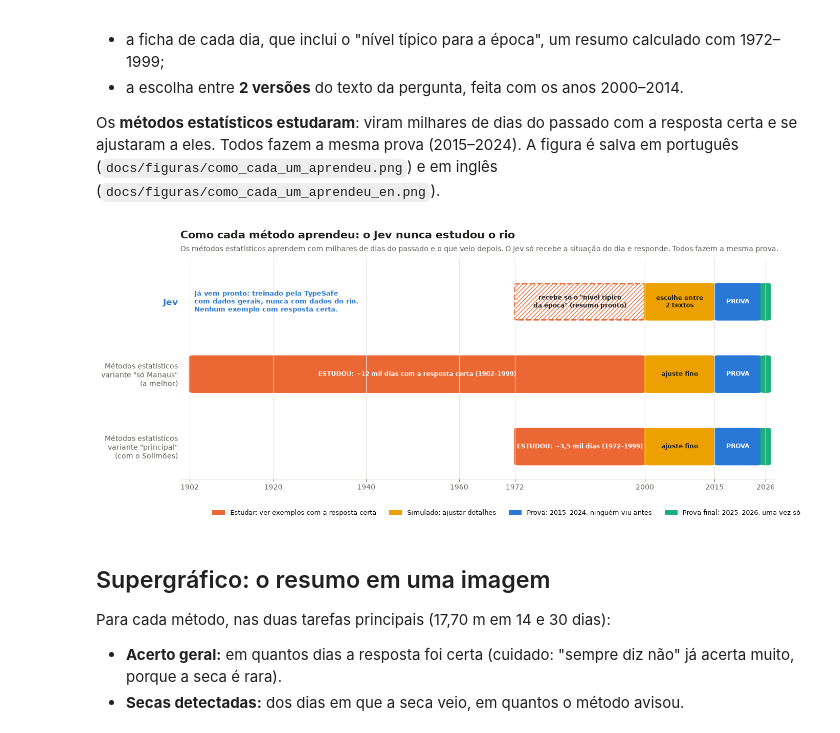
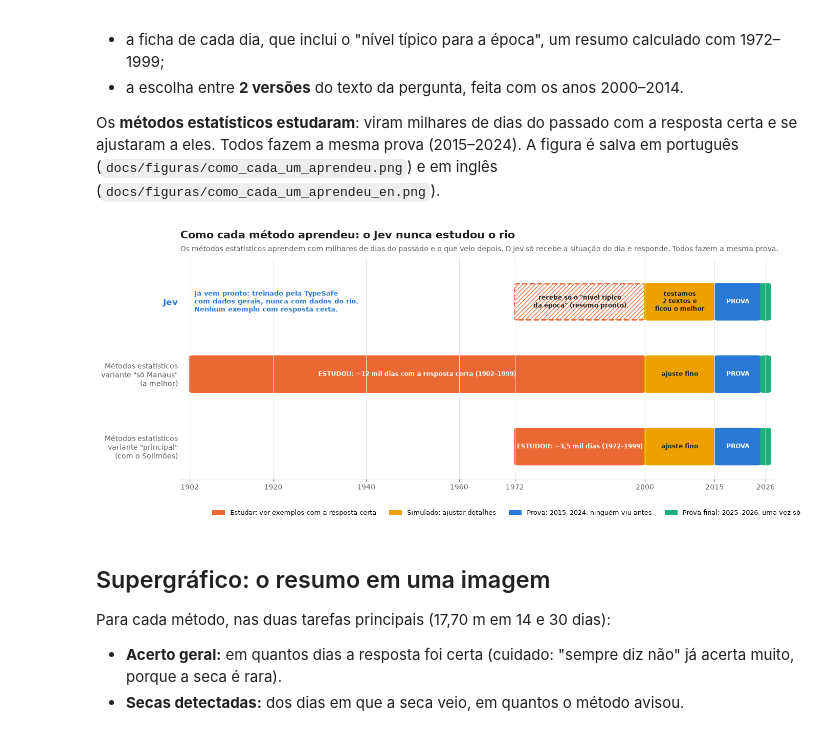
Before and after one commit to DouglasSM747/SupplyRisk, a Jupyter notebook: notebooks/02_resultados_braco_a.ipynb, the cells around one changed output. Drawn from its saved outputs; the diff is of its cells as text; code cells hidden in the pictures.

Commit message:
Figura de contexto: deixa claro que a escolha entre dois textos foi nossa, não do Jev

```diff
--- a/notebooks/02_resultados_braco_a.ipynb
+++ b/notebooks/02_resultados_braco_a.ipynb
@@ -55,7 +55,7 @@ TEXTOS_TREINO = {
         "linhas": ["Jev", "Métodos estatísticos\nvariante \"só Manaus\"\n(a melhor)",
                    "Métodos estatísticos\nvariante \"principal\"\n(com o Solimões)"],
         "jev_resumo": "recebe só o \"nível típico\nda época\" (resumo pronto)",
-        "jev_textos": "escolhe entre\n2 textos",
+        "jev_textos": "testamos\n2 textos e\nficou o melhor",
         "jev_nota": "Já vem pronto: treinado pela TypeSafe\ncom dados gerais, nunca com dados do rio.\nNenhum exemplo com resposta certa.",
         "estudou_longo": "ESTUDOU: ~12 mil dias com a resposta certa (1902–1999)",
         "estudou_curto": "ESTUDOU: ~3,5 mil dias (1972–1999)",
@@ -72,7 +72,7 @@ TEXTOS_TREINO = {
         "linhas": ["Jev", "Statistical methods\n\"Manaus only\" variant\n(the best one)",
                    "Statistical methods\n\"main\" variant\n(with the Solimões)"],
         "jev_resumo": "only gets the \"typical level\nfor the season\" (ready summary)",
-        "jev_textos": "picks between\n2 prompts",
+        "jev_textos": "we tested\n2 prompts,\nkept the best",
         "jev_nota": "Comes pre-trained: built by TypeSafe on\ngeneral data, never on river data.\nNot a single example with the right answer.",
         "estudou_longo": "STUDIED: ~12k days with the right answer (1902–1999)",
         "estudou_curto": "STUDIED: ~3.5k days (1972–1999)",
@@ -119,34 +119,34 @@ def figura_treino(t):
     faixa(ax, 0.0, 1972, 1999, "treino", t["estudou_curto"])
     faixa(ax, 0.0, 2000, 2014, "validacao", t["ajuste"])
     faixa(ax, 0.0, 2015, 2024, "teste", t["prova"])
     faixa(ax, 0.0, 2025, 2026, "final", "")
 
     ax.set_xlim(1900, 2028)
     ax.set_ylim(-0.45, 2.6)
     ax.set_yticks([2.0, 1.0, 0.0], t["linhas"])
     for lbl in ax.get_yticklabels():
         if lbl.get_text() == "Jev":
             lbl.set_color("#2a78d6"); lbl.set_fontweight("bold"); lbl.set_fontsize(12)
     ax.set_xticks([1902, 1920, 1940, 1960, 1972, 2000, 2015, 2026])
     ax.grid(axis="y", visible=False)
     ax.spines["left"].set_visible(False)
     ax.tick_params(axis="y", length=0)
 
     fig.legend([Patch(facecolor=cor, edgecolor="none") for cor in COR_PAPEL.values()],
                [t["legenda"][papel] for papel in COR_PAPEL],
                loc="lower center", ncol=4, frameon=False, fontsize=9, bbox_to_anchor=(0.55, -0.04))
     fig.suptitle(t["titulo"], x=0.125, ha="left", fontsize=15, fontweight="bold", color=TINTA)
     fig.text(0.125, 0.905, t["subtitulo"], fontsize=10, color=TINTA_2)
     Path(t["arquivo"]).parent.mkdir(parents=True, exist_ok=True)
     fig.savefig(t["arquivo"], dpi=200, bbox_inches="tight", facecolor="white")
     return fig
 
 
 figura_treino(TEXTOS_TREINO["en"])
 plt.close()
 figura_treino(TEXTOS_TREINO["pt"]);
 # %% [output]
-[figure, old version]
+[figure, new version]
 # %% [markdown]
 ## Supergráfico: o resumo em uma imagem
 
```
Also changed, not shown: 2 other files.
